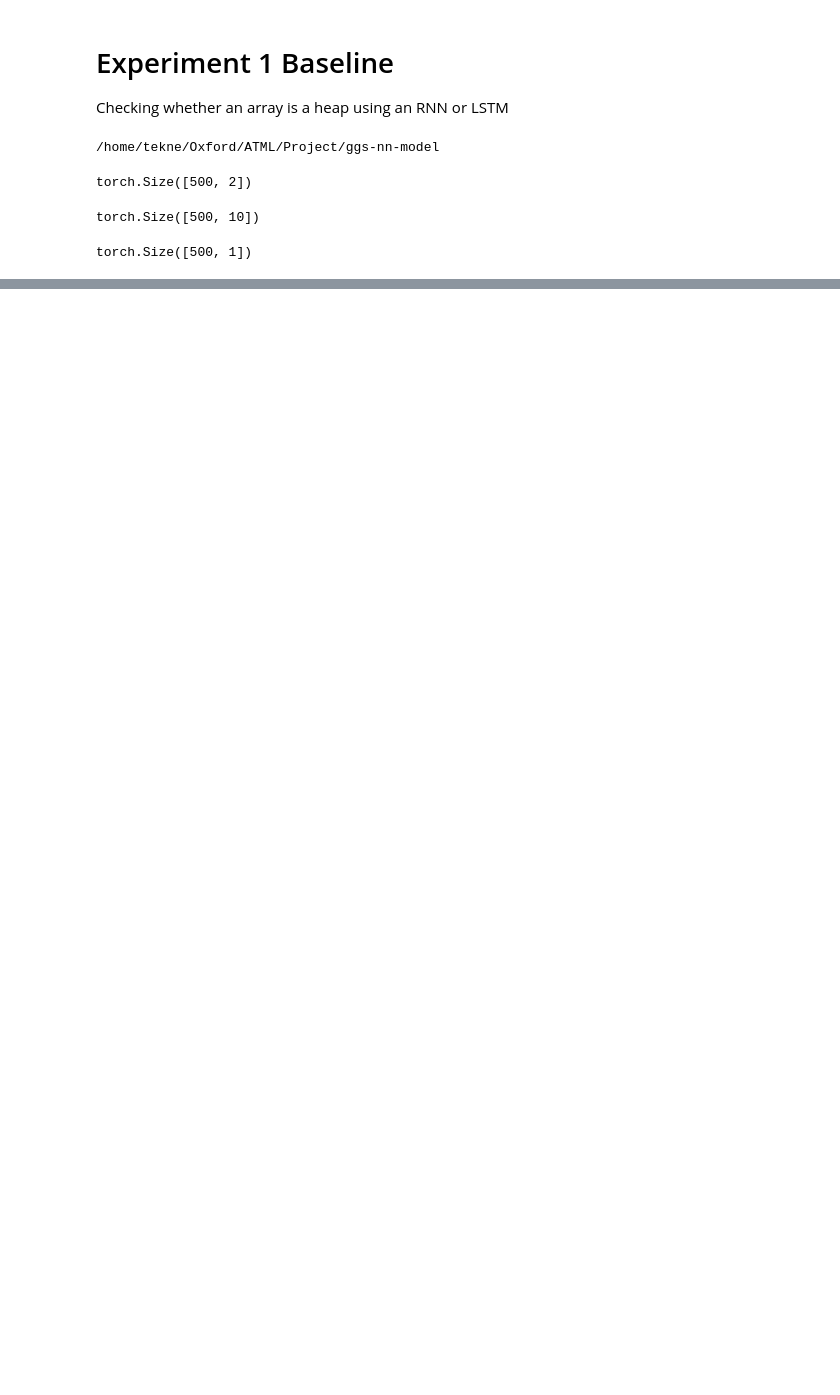
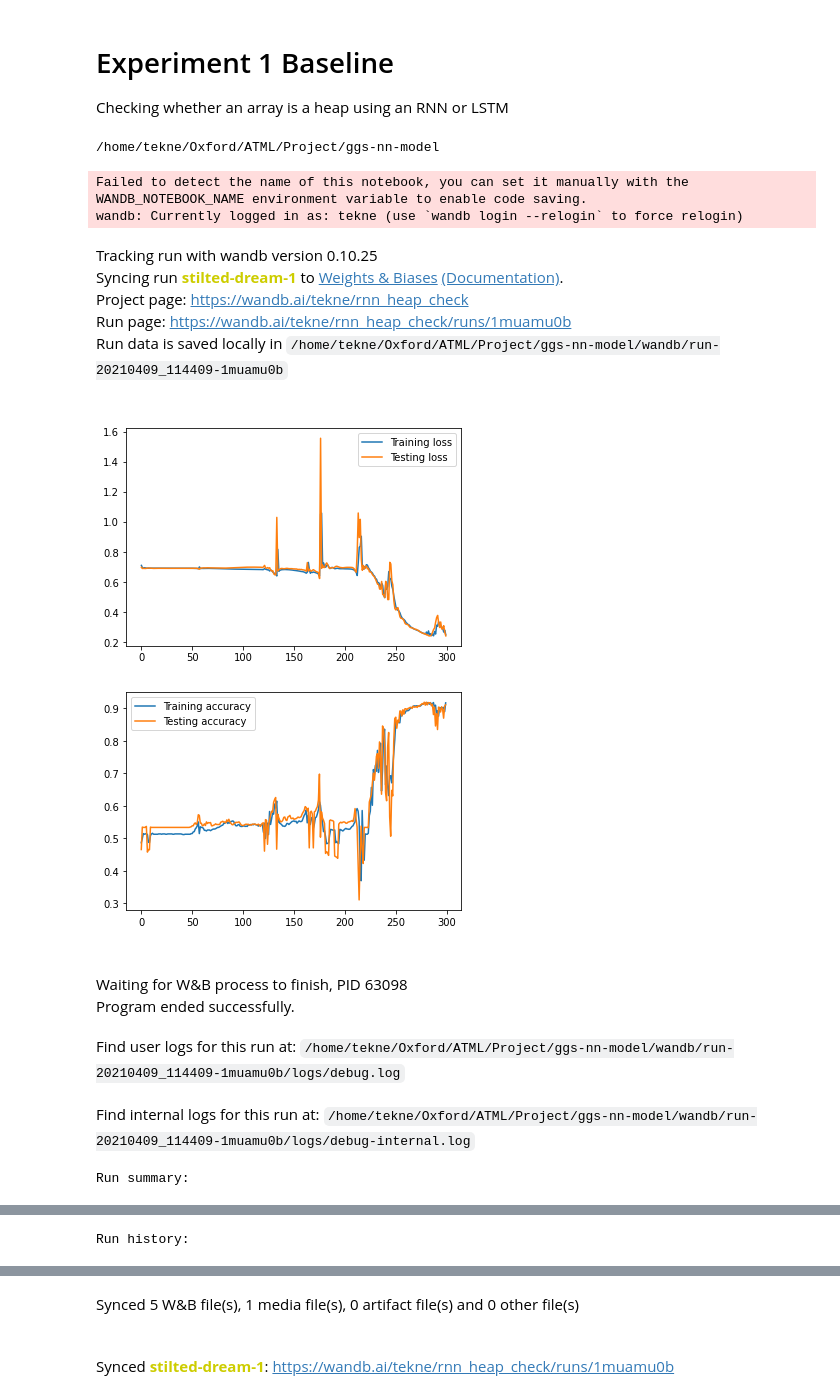
Before and after one commit to imbrem/atml-project, a Jupyter notebook: experiments/HeapDataRNN.ipynb, the cells around one changed output, grey strips where cells are left out. Cells and saved outputs as stored; diff of their text form; code cells hidden in the pictures; blank space fills up the shorter version.

```diff
--- a/experiments/HeapDataRNN.ipynb
+++ b/experiments/HeapDataRNN.ipynb
@@ -14,6 +14,8 @@ from torch.utils.data import DataLoader
 import matplotlib.pyplot as plt
 # %% [output]
 /home/tekne/Oxford/ATML/Project/ggs-nn-model
+# %%
+PROJECT_NAME="rnn_heap_check"
 # %%
 def get_data(config):
     data = make_heap_test_rnn_datapoints(
@@ -44,9 +46,9 @@ def make_rnn(config):
 
 def make_model(config):
     model = config.get("model", "rnn")
-    if model == "rnn":
+    if model == "lstm":
         return make_lstm(config)
-    elif model == "lstm":
+    elif model == "rnn":
         return make_rnn(config)
     else:
         raise ValueError(f"config[\"model\"] == {model}")
@@ -54,14 +56,7 @@ def make_model(config):
 def run_model(config, logger=wandb):
     NUM_CLASSES = 2
 
-    model = GraphLevelGGNN(
-        annotation_size=1,
-        num_layers=config["num_layers"],
-        gate_nn=nn.Linear(2 * 1 + config["hidden_size"], 1),
-        hidden_size=config["hidden_size"],
-        final_layer=nn.Linear(2 * 1 + config["hidden_size"], NUM_CLASSES),
-    ).cuda()
-
+    model = make_model(config)
     if logger is not None:
         logger.watch(model)
         logger.run.summary["model_parameters"] = model.count_parameters()
@@ -72,12 +67,12 @@ def run_model(config, logger=wandb):
     training_data, testing_data = get_data(config)
 
     results = train(
-        model=model,
+        model=lambda batch : model(batch[0].cuda()),
         opt=opt,
         training_data=training_data,
         testing_data=testing_data,
-        criterion=lambda out, y: loss(out.view(-1, 2), y.flatten()),
-        checker=lambda out, y: ((torch.argmax(out.view((-1, 2)), dim=-1) == y.flatten()).sum(), y.shape[0]),
+        criterion=lambda out, batch: loss(out[0].view(-1, 2), batch[1].flatten().cuda()),
+        checker=lambda out, batch: (int((torch.argmax(out[0].view((-1, 2)), dim=-1) == batch[1].flatten().cuda()).sum()), batch[1].shape[0]),
         epochs=config["epochs"],
         logger=logger
     )
@@ -91,12 +86,20 @@ def run_model(config, logger=wandb):
     plt.plot(results["test_accuracy"], label="Testing accuracy")
     plt.legend()
     plt.show()
+
+def evaluate_model(config, **kwargs):
+    wandb.init(**kwargs)
+    wandb.config = config
+
+    run_model(wandb.config)
+
+    wandb.finish()
 # %%
 config = {
-    "model": "lstm",
+    "model": "rnn",
     "n_train": 1000,
     "n_test": 1000,
-    "epochs": 100,
+    "epochs": 300,
     "lr": 0.01,
     "opimizer": "adam",
     "min_len": 1,
@@ -119,12 +111,17 @@ output, hidden = model(result[0].cuda())
-# %%
-output.view((-1, 2)).shape
-# %% [output]
-torch.Size([500, 2])
-# %%
-hidden.shape
-# %% [output]
-torch.Size([500, 10])
-# %%
-result[1].shape
-# %% [output]
-torch.Size([500, 1])
+# %%
+evaluate_model(config, project=PROJECT_NAME)
+# %% [output]
+Failed to detect the name of this notebook, you can set it manually with the WANDB_NOTEBOOK_NAME environment variable to enable code saving.
+wandb: Currently logged in as: tekne (use `wandb login --relogin` to force relogin)
+Tracking run with wandb version 0.10.25
+Syncing run stilted-dream-1 to Weights & Biases (Documentation).
+Project page: https://wandb.ai/tekne/rnn_heap_check
+Run page: https://wandb.ai/tekne/rnn_heap_check/runs/1muamu0b
+Run data is saved locally in /home/tekne/Oxford/ATML/Project/ggs-nn-model/wandb/run-20210409_114409-1muamu0b
+[figure, added]
+[figure, added]
+Waiting for W&B process to finish, PID 63098
+Program ended successfully.
+Find user logs for this run at: /home/tekne/Oxford/ATML/Project/ggs-nn-model/wandb/run-20210409_114409-1muamu0b/logs/debug.log
+Find internal logs for this run at: /home/tekne/Oxford/ATML/Project/ggs-nn-model/wandb/run-20210409_114409-1muamu0b/logs/debug-internal.log
+Run summary:
@@ -130,0 +136 @@ torch.Size([500, 1])
+Run history:
@@ -130,0 +144,2 @@ torch.Size([500, 1])
+Synced 5 W&B file(s), 1 media file(s), 0 artifact file(s) and 0 other file(s)
+Synced stilted-dream-1: https://wandb.ai/tekne/rnn_heap_check/runs/1muamu0b
```
Also changed, not shown: parts of 9 cells of this notebook, 1 other file.
